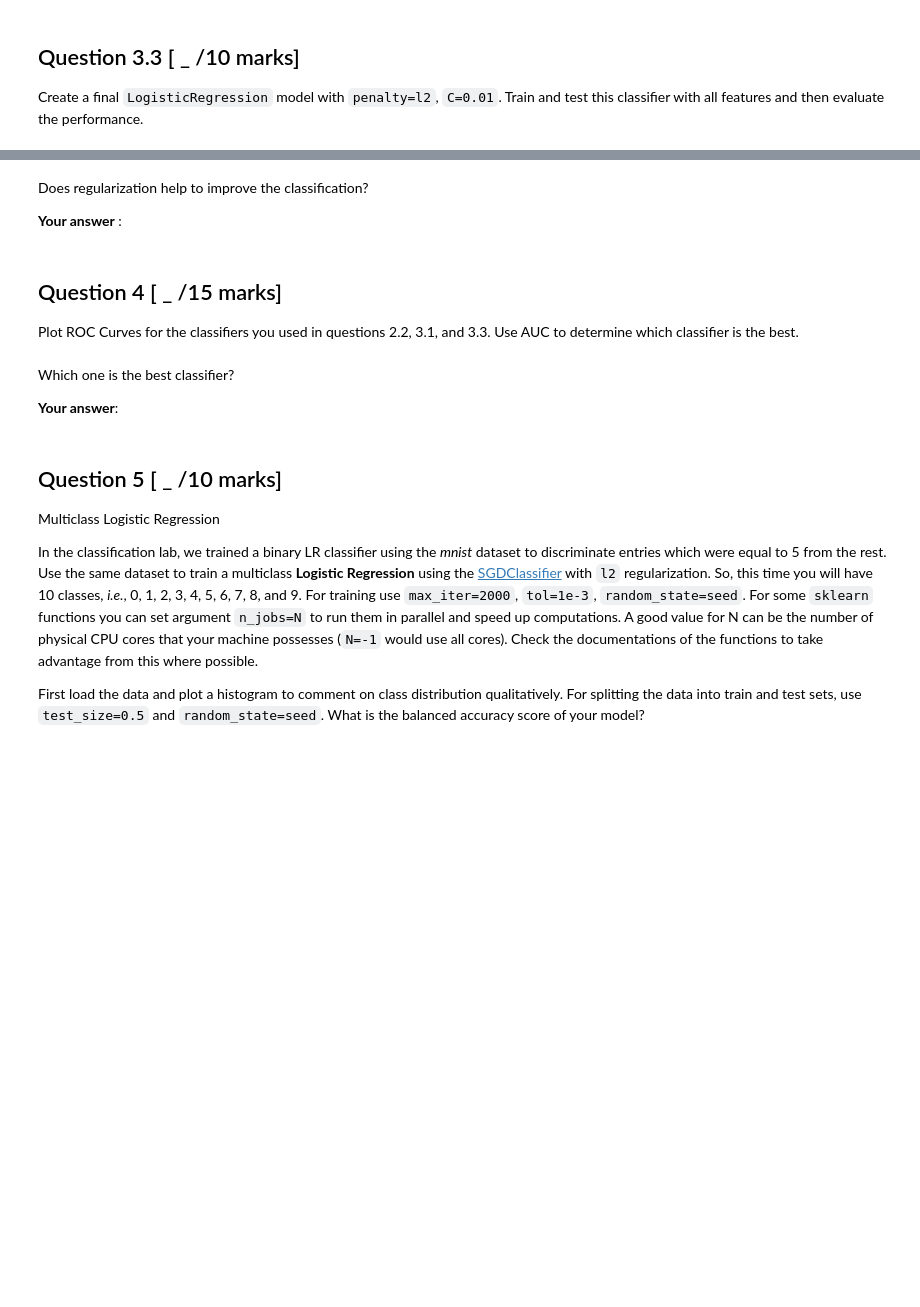
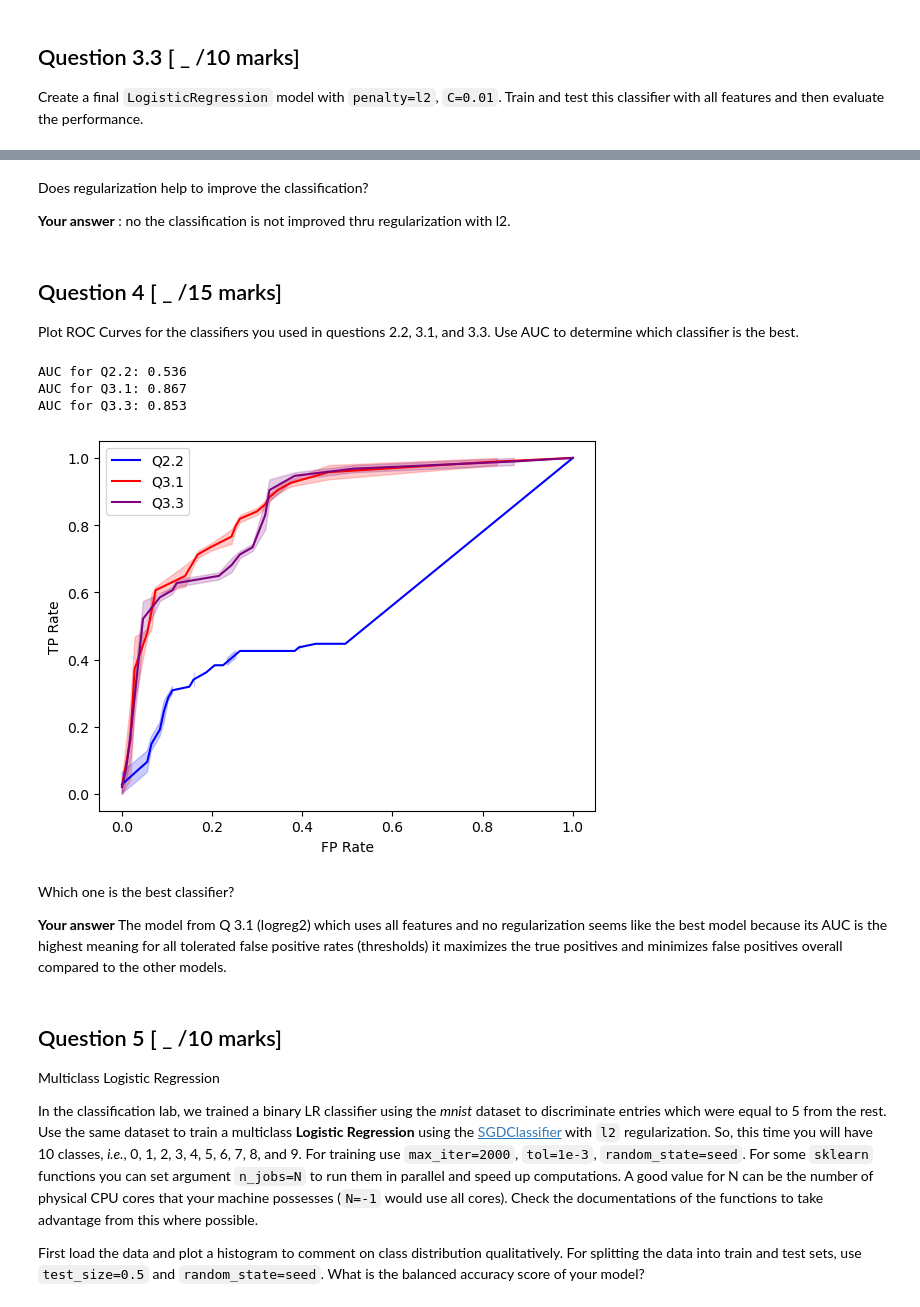
Before and after one commit to ParamvirSran/Machine-Learning, a Jupyter notebook: A3/Assignment_3.ipynb, the cells around one changed output, grey strips where cells are left out. Saved outputs shown, nothing was run; the diff lists cells and outputs as text; code cells hidden in the pictures; blank space fills up the shorter version.

```diff
--- a/A3/Assignment_3.ipynb
+++ b/A3/Assignment_3.ipynb
@@ -151,16 +191,15 @@ Evaluate the classification performance using `Accuracy`, `Recall`, `Precision`,
 Create another `LogisticRegression` model with `penalty=none`. Train and test this classifier with all features and then evaluate the performance.
 # %%
 # Create a LogisticRegression model without regularization
-# ****** your code here ******
-
+logreg2 = LogisticRegression(penalty='none', max_iter=10000)
 
 # Fit to your training data using Logistic Regression
-# ****** your code here ******
+logreg2.fit(Xtrain, ytrain)
 
 
 # Compute your test predictions, given test inputs
-# ****** your code here ******
+ypred2 = logreg2.predict(Xtest)
 
 
 # Evaluate the performance
-# ****** your code here ******
+computePerformanceMetrics(ypred2, ytest, logreg2.classes_)
@@ -199,15 +268,13 @@ What do you think is a better threshold?
 Create a final `LogisticRegression` model with `penalty=l2`, `C=0.01`. Train and test this classifier with all features and then evaluate the performance.
 # %%
 # Create a LogisticRegression model with l2 regularization
-# ****** your code here ******
-
+logreg3 = LogisticRegression(penalty='l2', solver='lbfgs', multi_class='ovr', C=0.01, max_iter=10000)
 
 # Fit to your training data using Logistic Regression
-# ****** your code here ******
+logreg3.fit(Xtrain, ytrain)
 
 # Compute your test predictions, given test inputs
-# ****** your code here ******
-
+ypred3 = logreg3.predict(Xtest)
 
 # Evaluate the performance
-# ****** your code here ******
+computePerformanceMetrics(ypred3, ytest, logreg3.classes_)
@@ -214,7 +291,7 @@ Create a final `LogisticRegression` model with `penalty=l2`, `C=0.01`. Train and
 # %% [markdown]
 Does regularization help to improve the classification?
 
-**Your answer** :
+**Your answer** : no the classification is not improved thru regularization with l2.
 # %% [markdown]
 ## Question 4 [ _ /15 marks]
 
@@ -233,7 +299,35 @@ Plot ROC Curves for the classifiers you used in questions 2.2, 3.1, and 3.3. Use
-# %% [markdown]
-Which one is the best classifier?
-
-**Your answer**:
+# %%
+
+# Use roc_curve to get FPR and TPR for each of the 3 classifiers
+fpr1, tpr1, _ = roc_curve(ytest, logreg.predict_proba(xtest)[:,1], pos_label=1)
+fpr2, tpr2, _ = roc_curve(ytest, logreg2.predict_proba(Xtest)[:,1], pos_label=1)
+fpr3, tpr3, _ = roc_curve(ytest, logreg3.predict_proba(Xtest)[:,1], pos_label=1)
+
+# Plot all of the ROC curves
+ax = sns.lineplot(x=fpr1, y=tpr1, color="blue",  label='Q2.2')
+ax = sns.lineplot(x=fpr2, y=tpr2, color="red",   label='Q3.1')
+ax = sns.lineplot(x=fpr3, y=tpr3, color="purple", label='Q3.3')
+ax.set_xlabel("FP Rate")
+ax.set_ylabel("TP Rate")
+
+
+# Determine AUC for each of the ROC curves
+auc1 = auc(fpr1, tpr1)
+auc2 = auc(fpr2, tpr2)
+auc3 = auc(fpr3, tpr3)
+
+print("AUC for Q2.2:", round(auc1,3))
+print("AUC for Q3.1:", round(auc2,3))
+print("AUC for Q3.3:", round(auc3,3))
+# %% [output]
+AUC for Q2.2: 0.536
+AUC for Q3.1: 0.867
+AUC for Q3.3: 0.853
+[figure, added]
+# %% [markdown]
+Which one is the best classifier?
+
+**Your answer** The model from Q 3.1 (logreg2) which uses all features and no regularization seems like the best model because its AUC is the highest meaning for all tolerated false positive rates (thresholds) it maximizes the true positives and minimizes false positives overall compared to the other models.
 # %% [markdown]
 ## Question 5 [ _ /10 marks]
 
```
Also changed, not shown: parts of 21 cells of this notebook, 4 other files.
